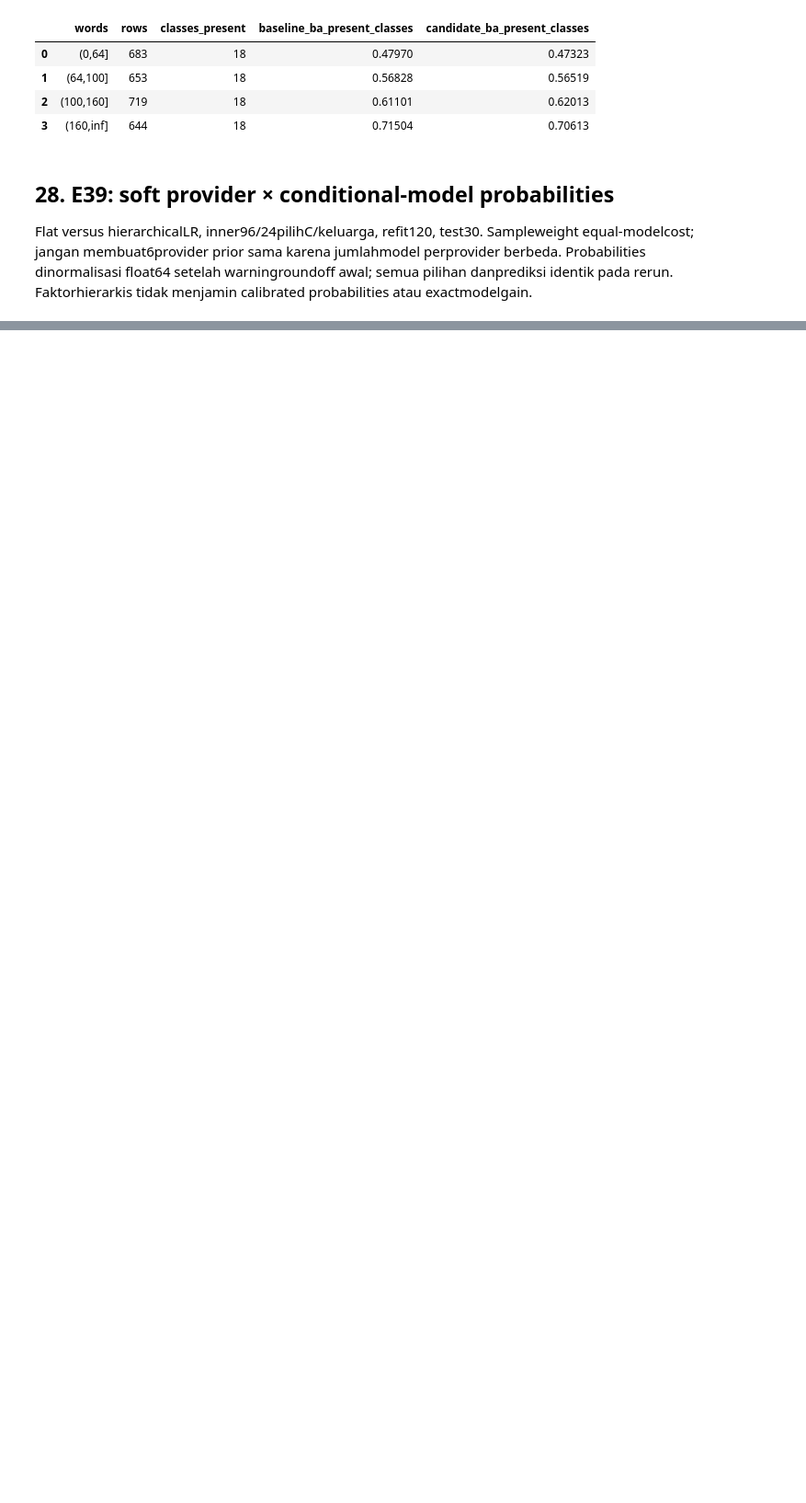
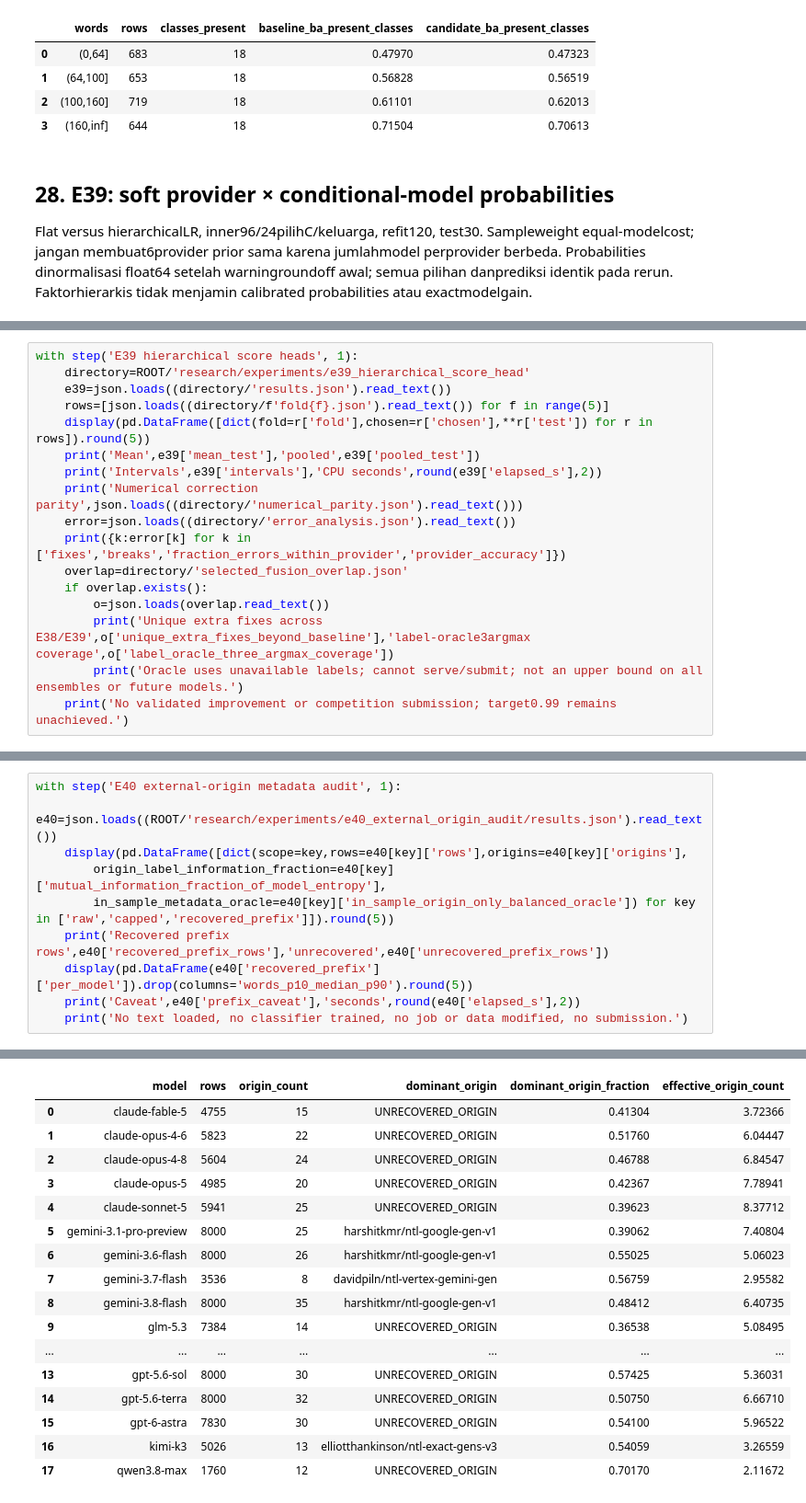
Before and after one commit to yauwes/name-that-llm-sota-pipeline, a Jupyter notebook: ntl_session_20261103.ipynb, the cells around one changed output, grey strips where cells are left out. Shown at 92% size. Saved outputs shown, nothing was run; the diff lists cells and outputs as text; blank space fills up the shorter version.

```diff
--- a/ntl_session_20261103.ipynb
+++ b/ntl_session_20261103.ipynb
@@ -1020,0 +1018,17 @@ E39 hierarchical score heads | selesai 0.01s
+# %%
+with step('E39 hierarchical score heads', 1):
+    directory=ROOT/'research/experiments/e39_hierarchical_score_head'
+    e39=json.loads((directory/'results.json').read_text())
+    rows=[json.loads((directory/f'fold{f}.json').read_text()) for f in range(5)]
+    display(pd.DataFrame([dict(fold=r['fold'],chosen=r['chosen'],**r['test']) for r in rows]).round(5))
+    print('Mean',e39['mean_test'],'pooled',e39['pooled_test'])
+    print('Intervals',e39['intervals'],'CPU seconds',round(e39['elapsed_s'],2))
+    print('Numerical correction parity',json.loads((directory/'numerical_parity.json').read_text()))
+    error=json.loads((directory/'error_analysis.json').read_text())
+    print({k:error[k] for k in ['fixes','breaks','fraction_errors_within_provider','provider_accuracy']})
+    overlap=directory/'selected_fusion_overlap.json'
+    if overlap.exists():
+        o=json.loads(overlap.read_text())
+        print('Unique extra fixes across E38/E39',o['unique_extra_fixes_beyond_baseline'],'label-oracle3argmax coverage',o['label_oracle_three_argmax_coverage'])
+        print('Oracle uses unavailable labels; cannot serve/submit; not an upper bound on all ensembles or future models.')
+    print('No validated improvement or competition submission; target0.99 remains unachieved.')
@@ -1020,0 +1057,11 @@ E39 hierarchical score heads | selesai 0.01s
+# %%
+with step('E40 external-origin metadata audit', 1):
+    e40=json.loads((ROOT/'research/experiments/e40_external_origin_audit/results.json').read_text())
+    display(pd.DataFrame([dict(scope=key,rows=e40[key]['rows'],origins=e40[key]['origins'],
+        origin_label_information_fraction=e40[key]['mutual_information_fraction_of_model_entropy'],
+        in_sample_metadata_oracle=e40[key]['in_sample_origin_only_balanced_oracle']) for key in ['raw','capped','recovered_prefix']]).round(5))
+    print('Recovered prefix rows',e40['recovered_prefix_rows'],'unrecovered',e40['unrecovered_prefix_rows'])
+    display(pd.DataFrame(e40['recovered_prefix']['per_model']).drop(columns='words_p10_median_p90').round(5))
+    print('Caveat',e40['prefix_caveat'],'seconds',round(e40['elapsed_s'],2))
+    print('No text loaded, no classifier trained, no job or data modified, no submission.')
+# %% [output]
@@ -1020,0 +1077,17 @@ E39 hierarchical score heads | selesai 0.01s
+|  | model | rows | origin_count | dominant_origin | dominant_origin_fraction | effective_origin_count |
+| 0 | claude-fable-5 | 4755 | 15 | UNRECOVERED_ORIGIN | 0.41304 | 3.72366 |
+| 1 | claude-opus-4-6 | 5823 | 22 | UNRECOVERED_ORIGIN | 0.51760 | 6.04447 |
+| 2 | claude-opus-4-8 | 5604 | 24 | UNRECOVERED_ORIGIN | 0.46788 | 6.84547 |
+| 3 | claude-opus-5 | 4985 | 20 | UNRECOVERED_ORIGIN | 0.42367 | 7.78941 |
+| 4 | claude-sonnet-5 | 5941 | 25 | UNRECOVERED_ORIGIN | 0.39623 | 8.37712 |
+| 5 | gemini-3.1-pro-preview | 8000 | 25 | harshitkmr/ntl-google-gen-v1 | 0.39062 | 7.40804 |
+| 6 | gemini-3.6-flash | 8000 | 26 | harshitkmr/ntl-google-gen-v1 | 0.55025 | 5.06023 |
+| 7 | gemini-3.7-flash | 3536 | 8 | davidpiln/ntl-vertex-gemini-gen | 0.56759 | 2.95582 |
+| 8 | gemini-3.8-flash | 8000 | 35 | harshitkmr/ntl-google-gen-v1 | 0.48412 | 6.40735 |
+| 9 | glm-5.3 | 7384 | 14 | UNRECOVERED_ORIGIN | 0.36538 | 5.08495 |
+| ... | ... | ... | ... | ... | ... | ... |
+| 13 | gpt-5.6-sol | 8000 | 30 | UNRECOVERED_ORIGIN | 0.57425 | 5.36031 |
+| 14 | gpt-5.6-terra | 8000 | 32 | UNRECOVERED_ORIGIN | 0.50750 | 6.66710 |
+| 15 | gpt-6-astra | 7830 | 30 | UNRECOVERED_ORIGIN | 0.54100 | 5.96522 |
+| 16 | kimi-k3 | 5026 | 13 | elliotthankinson/ntl-exact-gens-v3 | 0.54059 | 3.26559 |
+| 17 | qwen3.8-max | 1760 | 12 | UNRECOVERED_ORIGIN | 0.70170 | 2.11672 |
```
Also changed, not shown: parts of 15 cells of this notebook, 9 other files.
